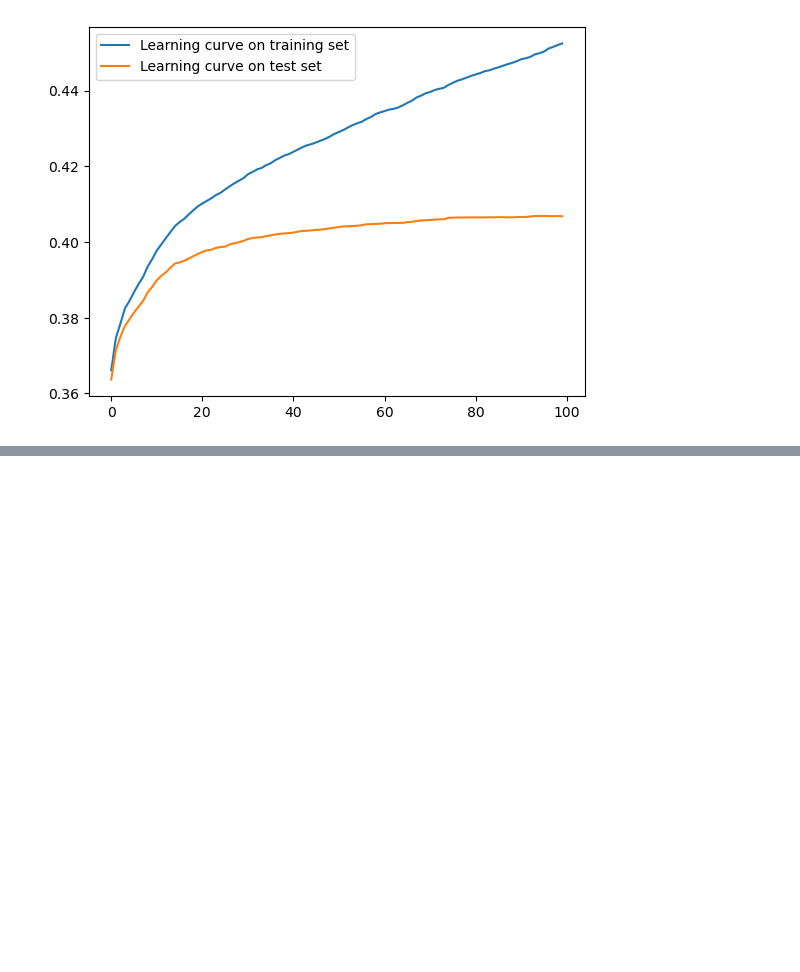
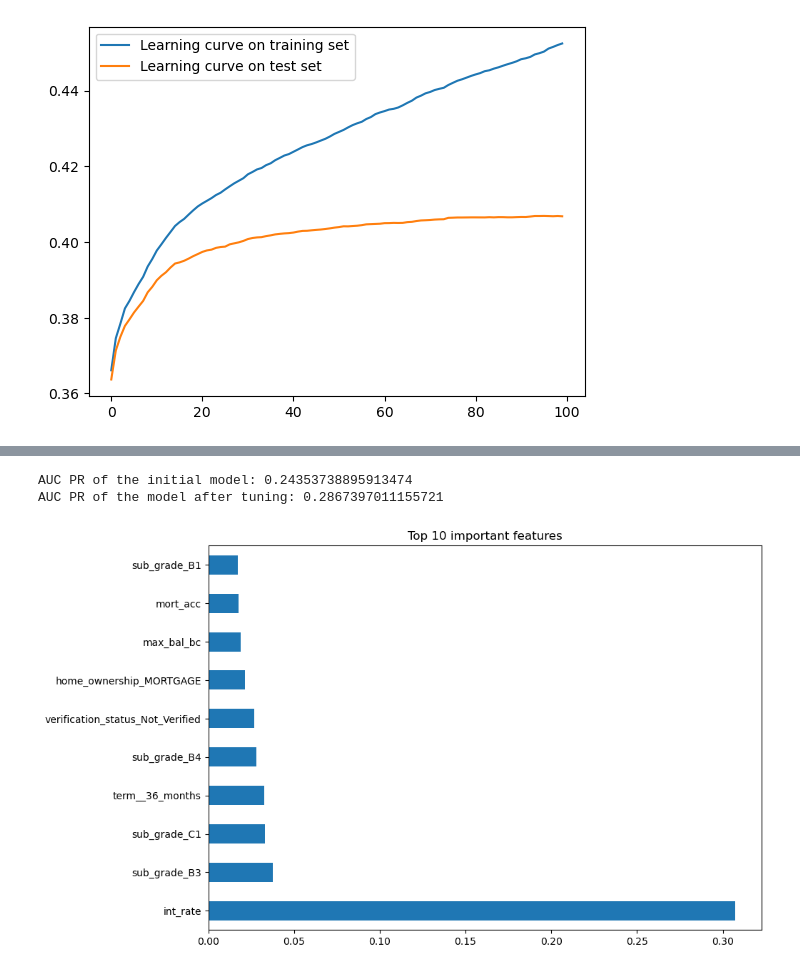
Before and after one commit to ac1457/mscdissertation_2024, a Jupyter notebook: prototype.ipynb, the cells around one changed output, grey strips where cells are left out. Saved outputs shown, nothing was run; the diff lists cells and outputs as text; code cells hidden in the pictures; blank space fills up the shorter version.

```diff
--- a/prototype.ipynb
+++ b/prototype.ipynb
@@ -614,9 +639,17 @@ x.head().T
 # %%
 # Drop rows with missing target labels
 df_xgb = df_xgb[df_xgb['loan_status'].notna()]
+# Keep only relevant loan statuses
+df = df[df['loan_status'].isin(['Fully Paid', 'Charged Off'])]
 
-# Then safely convert to integer
-y = df_xgb['loan_status'].astype(int)
+# Encode the labels: 0 = Fully Paid, 1 = Charged Off
+df['loan_status'] = df['loan_status'].map({'Fully Paid': 0, 'Charged Off': 1})
+
+# Now assign to y
+y = df['loan_status'].astype(int)
+
+
+
 
 #Convert y to integer type for further calculation
 y = y.astype('int')
@@ -629,8 +662,8 @@ y.head()
 5    0
 Name: loan_status, dtype: int64
 # %%
-# Ensure x aligns with the filtered df_xgb (which was updated in cell 42)
-x = df_xgb.drop(columns=['loan_status'], axis=1).copy()
+# Ensure x aligns with the filtered df_xgb
+x = df_xgb.drop(columns=['id','loan_status'], axis=1).copy()
 
 # shuffling data and split it in a stratified fashion
 from sklearn.model_selection import train_test_split
@@ -862,0 +1176,17 @@ print('Best score:', random.best_score_)
+# %%
+# run the model with added hyperparameters
+xgb_model_op = xgb.XGBClassifier(objective='binary:logistic',
+                                  learning_rate=0.01,
+                                 scale_pos_weight=4,
+                                 n_estimators=800,
+                                 max_depth=5,
+                                 min_child_weight=1,
+                                 gamma=2,
+                                 colsample_bytree=1,
+                                 use_label_encoder=False,
+                                 random_state=42,
+                                 eval_metric='aucpr',
+                                 enable_categorical=True)
+xgb_model_op.fit(x_train_valid, y_train,
+                 verbose=1,
+                 eval_set=[(x_train_valid, y_train), (x_test_valid, y_test)])
@@ -862,0 +1254,23 @@ print('Best score:', random.best_score_)
+# %%
+# compare AUCPR (Area under the Precision-Recall curve) of the initial model and the new model
+from sklearn.metrics import average_precision_score
+
+
+print('AUC PR of the initial model:', average_precision_score(y_test, y_pred_1st))
+y_pred_op = xgb_model_op.predict(x_test_valid)
+print('AUC PR of the model after tuning:', average_precision_score(y_test, y_pred_op))
+# %% [output]
+AUC PR of the initial model: 0.24353738895913474
+AUC PR of the model after tuning: 0.2867397011155721
+# %%
+# Xgboost Built-in Feature Importance
+feat_importances = pd.Series(xgb_model_op.feature_importances_, index=x_train_valid.columns)
+
+# plot them in a bar chart
+feat_importances.nlargest(10).plot(kind='barh', figsize=(10,7))
+plt.title("Top 10 important features")
+
+# importance type
+xgb_model_op.importance_type
+# %% [output]
+[figure, added]
```
Also changed, not shown: parts of 65 cells of this notebook.
